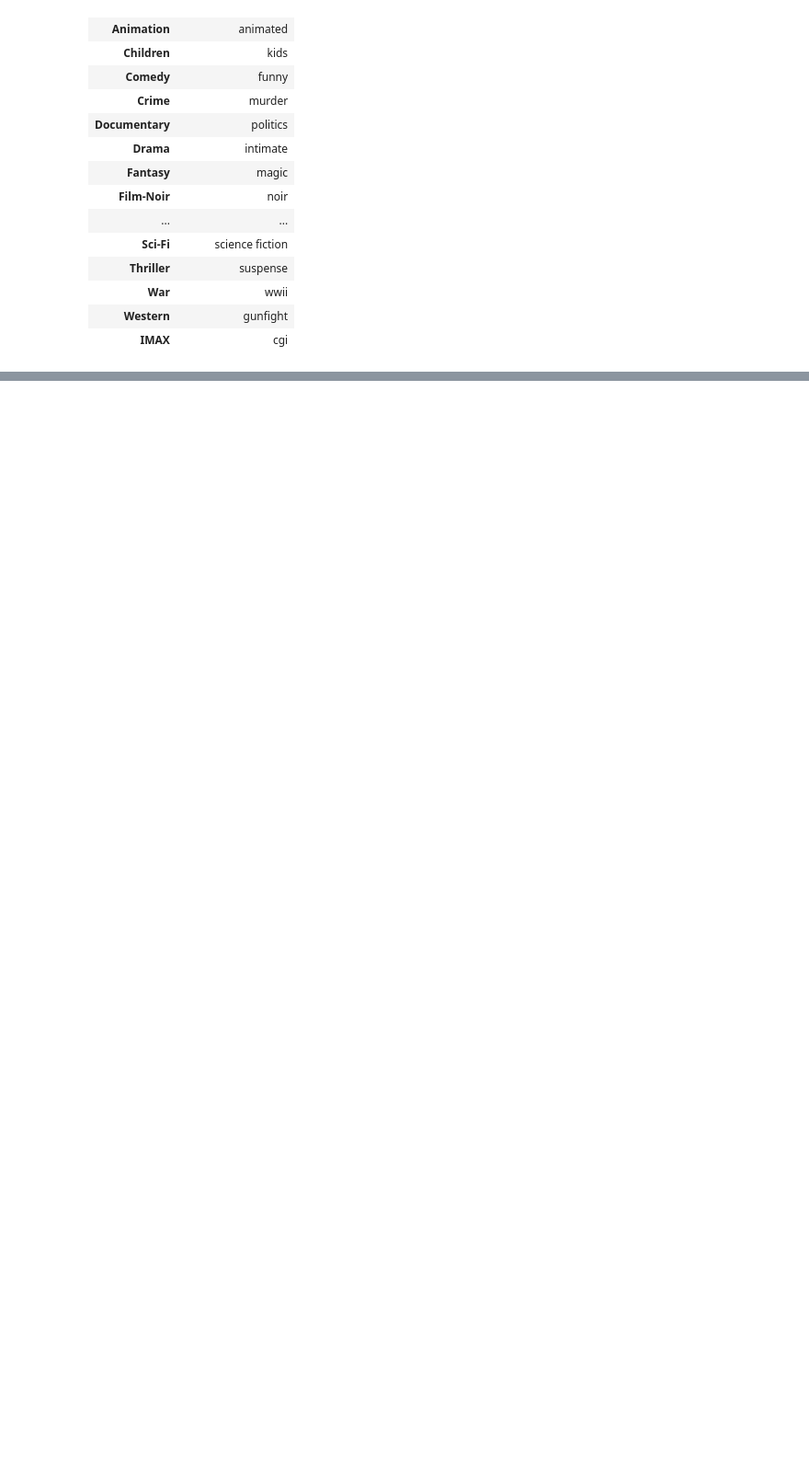
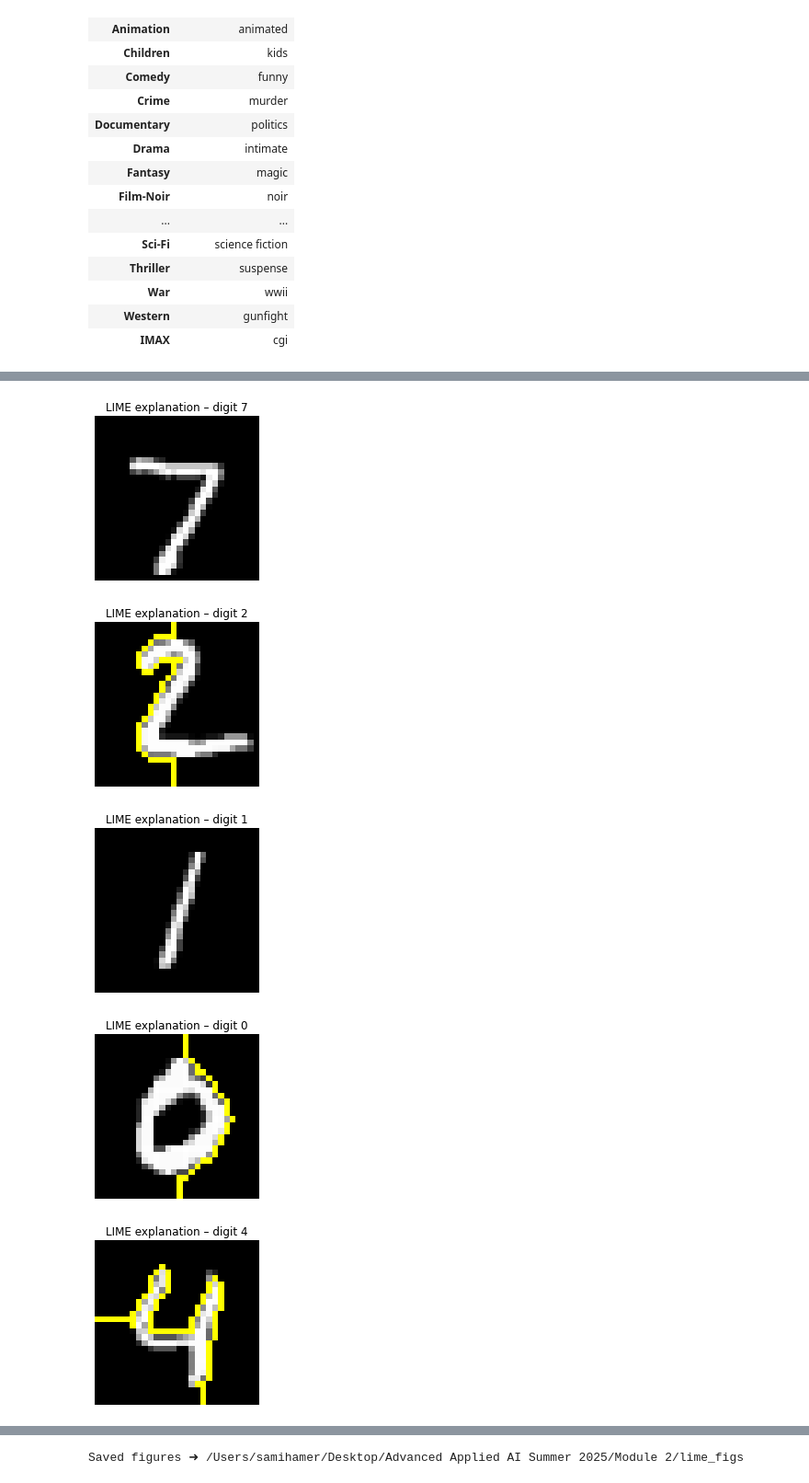
Before and after one commit to SamihAmer/Advanced-Applied-ML-, a Jupyter notebook: Module 2/Amer-assign2.ipynb, the cells around one changed output, grey strips where cells are left out. Shown at 92% size. Cells and saved outputs as stored; diff of their text form; code cells hidden in the pictures; blank space fills up the shorter version.

```diff
--- a/Module 2/Amer-assign2.ipynb
+++ b/Module 2/Amer-assign2.ipynb
@@ -105,0 +172,16 @@ display(best)
+# %%
+class SimpleNet(nn.Module):
+    def __init__(self):
+        super().__init__()
+        self.net = nn.Sequential(
+            nn.Conv2d(3,32,3,1,1), nn.ReLU(), nn.MaxPool2d(2),
+            nn.Conv2d(32,64,3,1,1),nn.ReLU(), nn.MaxPool2d(2),
+            nn.Flatten(),
+            nn.Linear(64*7*7,128), nn.ReLU(), nn.Dropout(0.2),
+            nn.Linear(128,10)
+        )
+    def forward(self,x): return self.net(x)
+
+model = SimpleNet().to(DEVICE)
+opt = torch.optim.Adam(model.parameters(), 1e-3)
+lossF = nn.CrossEntropyLoss()
@@ -105,0 +241,7 @@ display(best)
+# %%
+def batch_predict(images_np):
+    imgs = torch.tensor(images_np.transpose((0,3,1,2))).float()
+    imgs = imgs.div(255.).to(DEVICE)
+    with torch.no_grad():
+        logits = model(imgs)
+    return torch.softmax(logits, dim=1).cpu().numpy()
@@ -105,0 +250,28 @@ display(best)
+# %%
+OUT_DIR = Path("lime_figs"); OUT_DIR.mkdir(exist_ok=True)
+for digit, img_np in examples.items():
+    exp = explainer.explain_instance(img_np,
+                                     classifier_fn=batch_predict,
+                                     top_labels=1,
+                                     hide_color=0,
+                                     num_samples=1000)
+    # Explanation mask for predicted class (=digit)
+    temp, mask = exp.get_image_and_mask(digit,
+                                        positive_only=True,
+                                        num_features=10,
+                                        hide_rest=False)
+
+    fig, ax = plt.subplots(figsize=(3,3))
+    ax.imshow(mark_boundaries(temp.astype(np.uint8), mask))
+    ax.set_title(f"LIME explanation – digit {digit}")
+    ax.axis('off')
+    fig.tight_layout()
+    fig.savefig(OUT_DIR/f"digit_{digit}.png", dpi=150)
+    plt.show()
+print(f"\nSaved figures ➜ {OUT_DIR.resolve()}")
+# %% [output]
+[figure, added]
+[figure, added]
+[figure, added]
+[figure, added]
+[figure, added]
@@ -105,0 +283 @@ display(best)
+Saved figures ➜ /Users/samihamer/Desktop/Advanced Applied AI Summer 2025/Module 2/lime_figs
```
Also changed, not shown: parts of 16 cells of this notebook, 11 other files.
